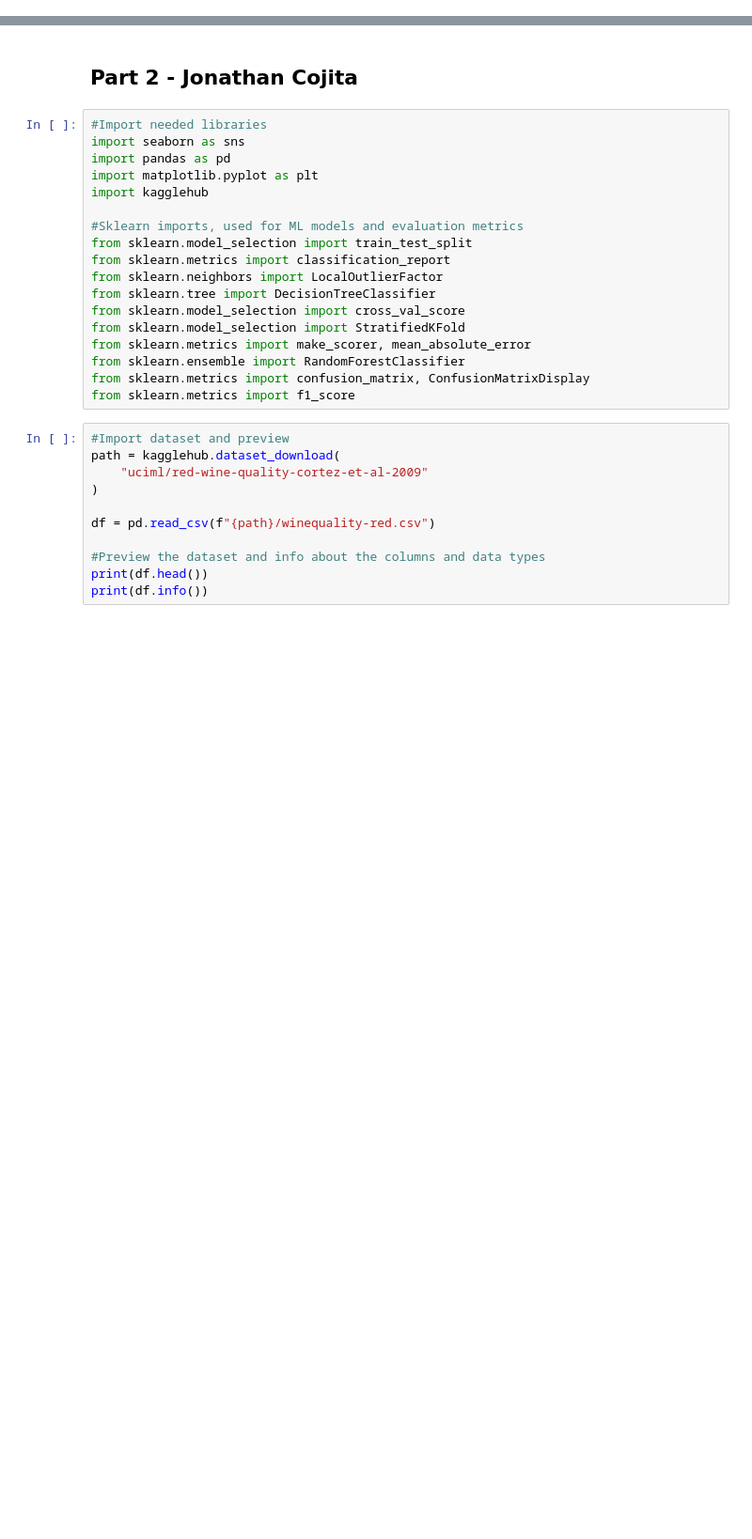
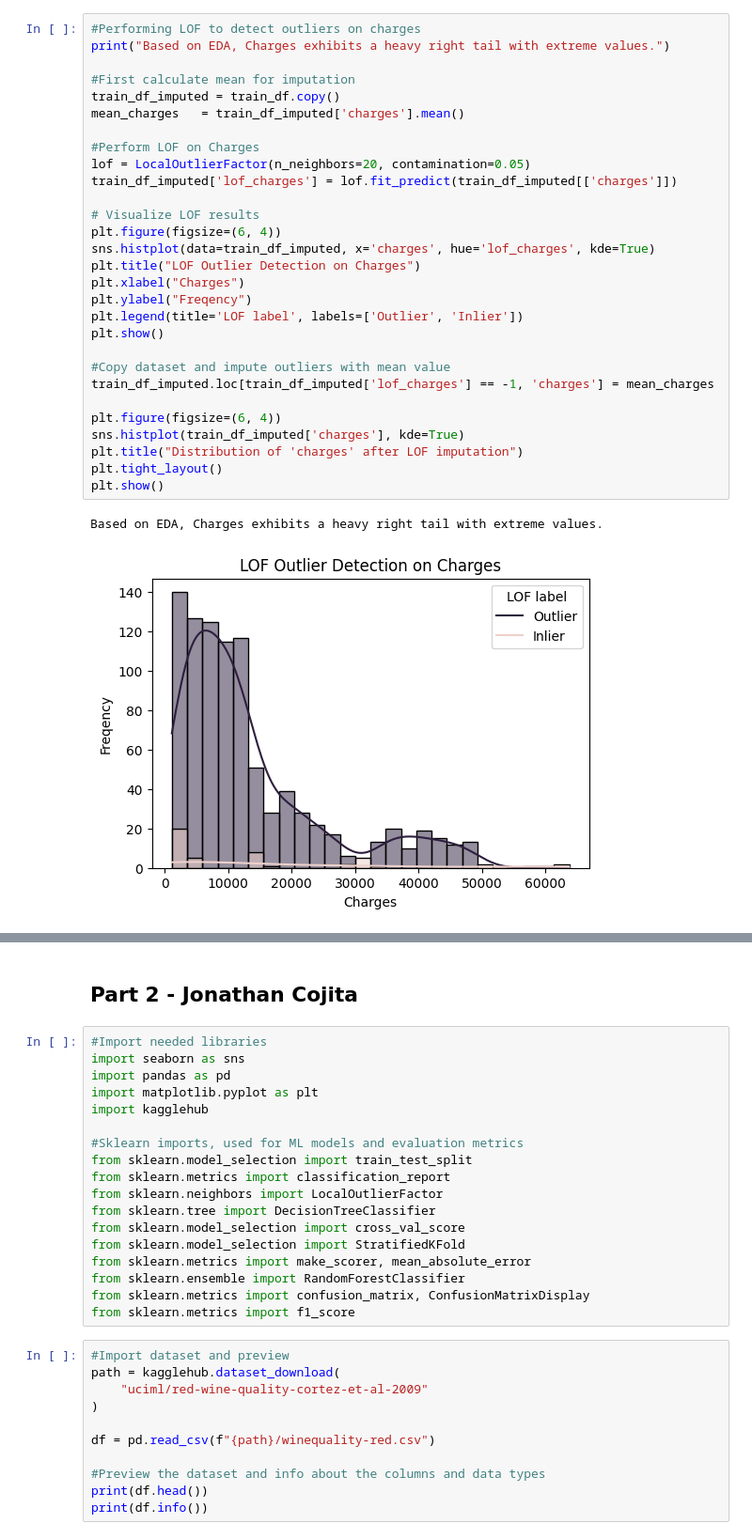
Before and after one commit to JCoji/DataScienceA2, a Jupyter notebook: A3 - Jonthan Cojita, Lucas Gavura.ipynb, the cells around one changed output, grey strips where cells are left out. Shown at 94% size. Saved outputs shown, nothing was run; the diff lists cells and outputs as text; blank space fills up the shorter version.

```diff
--- a/A3 - Jonthan Cojita, Lucas Gavura.ipynb
+++ b/A3 - Jonthan Cojita, Lucas Gavura.ipynb
@@ -0,0 +126,32 @@
+# %%
+#Performing LOF to detect outliers on charges
+print("Based on EDA, Charges exhibits a heavy right tail with extreme values.")
+
+#First calculate mean for imputation
+train_df_imputed = train_df.copy()
+mean_charges   = train_df_imputed['charges'].mean()
+
+#Perform LOF on Charges
+lof = LocalOutlierFactor(n_neighbors=20, contamination=0.05)
+train_df_imputed['lof_charges'] = lof.fit_predict(train_df_imputed[['charges']])
+
+# Visualize LOF results
+plt.figure(figsize=(6, 4))
+sns.histplot(data=train_df_imputed, x='charges', hue='lof_charges', kde=True)
+plt.title("LOF Outlier Detection on Charges")
+plt.xlabel("Charges")
+plt.ylabel("Freqency")
+plt.legend(title='LOF label', labels=['Outlier', 'Inlier'])
+plt.show()
+
+#Copy dataset and impute outliers with mean value
+train_df_imputed.loc[train_df_imputed['lof_charges'] == -1, 'charges'] = mean_charges
+
+plt.figure(figsize=(6, 4))
+sns.histplot(train_df_imputed['charges'], kde=True)
+plt.title("Distribution of 'charges' after LOF imputation")
+plt.tight_layout()
+plt.show()
+# %% [output]
+Based on EDA, Charges exhibits a heavy right tail with extreme values.
+[figure, added]
```
Also changed, not shown: parts of 27 cells of this notebook.
